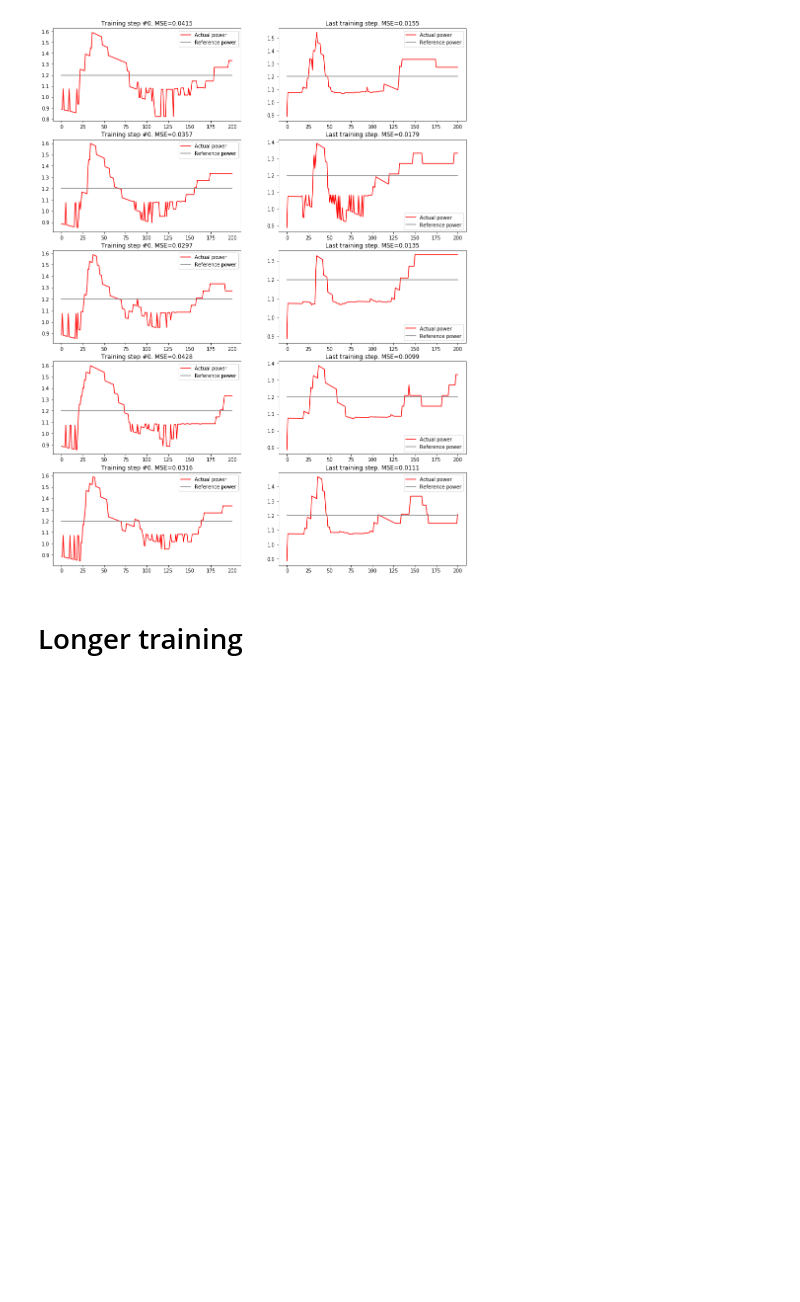
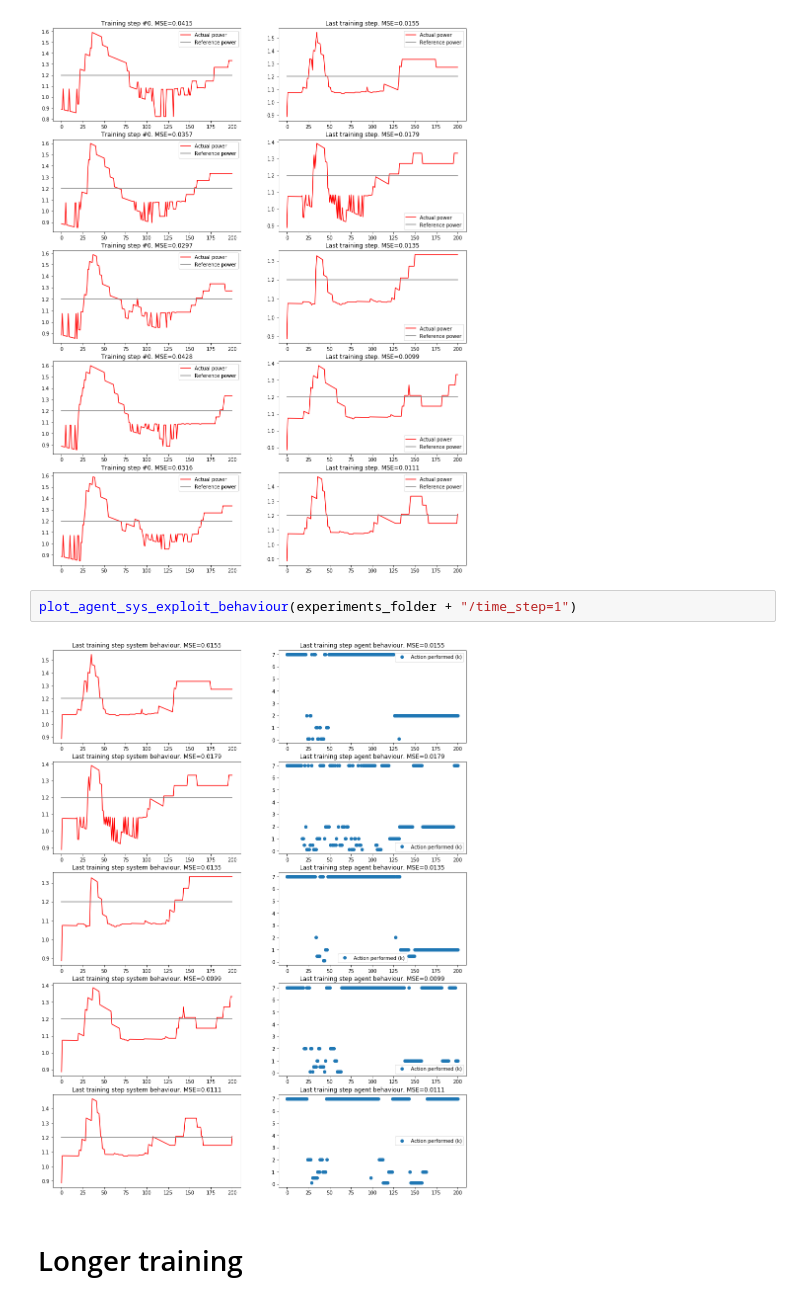
Before and after one commit to OlehLuk/rl-power-control, a Jupyter notebook: experiments/results/ps_stoch_exp_res.ipynb, the cells around one changed output. Saved outputs shown, nothing was run; the diff lists cells and outputs as text; blank space fills up the shorter version.

Commit message:
Added alternative hypothesis testing visualizations

```diff
--- a/experiments/results/ps_stoch_exp_res.ipynb
+++ b/experiments/results/ps_stoch_exp_res.ipynb
@@ -74,6 +74,10 @@ plot_agent_behaviour(experiments_folder + "/time_step=1")
 plot_sys_behaviour(experiments_folder + "/time_step=1")
 # %% [output]
 [figure]
+# %%
+plot_agent_sys_exploit_behaviour(experiments_folder + "/time_step=1")
+# %% [output]
+[figure, added]
 # %% [markdown]
 # Longer training
 # %%
```
Also changed, not shown: parts of 11 cells of this notebook, 1 other file.
